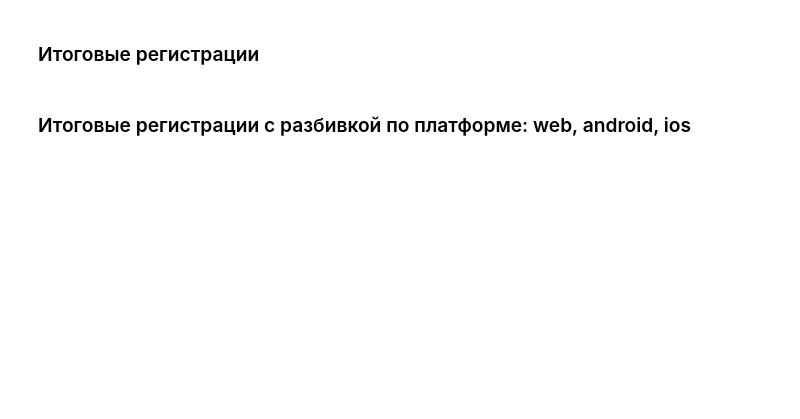
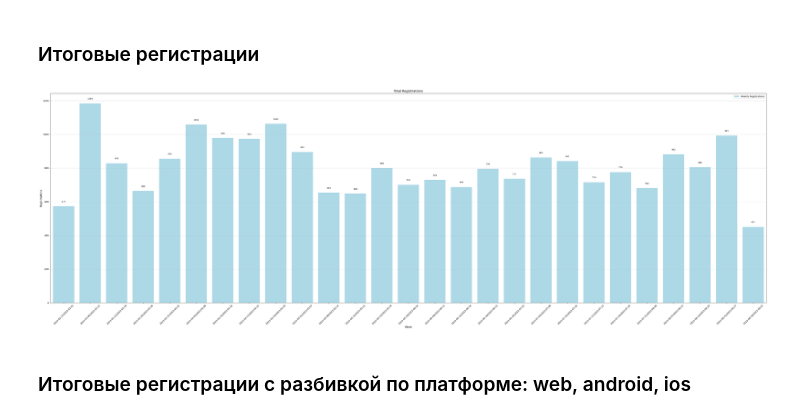
Before and after one commit to annaboris-va/data-analytics-project-100, a Jupyter notebook: charts_project.ipynb, the cells around one changed output. Saved outputs shown, nothing was run; the diff lists cells and outputs as text; code cells hidden in the pictures; blank space fills up the shorter version.

```diff
--- a/charts_project.ipynb
+++ b/charts_project.ipynb
@@ -162,2 +152,34 @@ plt.show()
+# %%
+weekly_visits = result_df.groupby('week')['registrations'].sum().reset_index()
+
+plt.figure(figsize=(45, 15))
+date_labels = weekly_visits['week'].astype(str)
+x_positions = np.arange(len(weekly_visits))
+
+plt.bar(x_positions, weekly_visits['registrations'],
+        color='lightblue', label='Weekly Registrations', width=0.8)
+
+plt.title('Total Registrations', fontsize=14)
+plt.xlabel('Week', fontsize=12)
+plt.ylabel('Registrations', fontsize=12)
+plt.xticks(ticks=x_positions,
+           labels=date_labels,
+           rotation=45,
+           fontsize=10)
+plt.yticks(fontsize=10)
+plt.grid(axis='y', linestyle='-', alpha=0.7)
+plt.legend(fontsize=10)
+
+plt.xlim(x_positions[0] - 0.5, x_positions[-1] + 0.5)
+
+for x, y in zip(x_positions, weekly_visits['registrations']):
+    plt.text(x, y + 0.02 * max(weekly_visits['registrations']),
+            str(y), ha='center', fontsize=9)
+
+plt.tight_layout()
+plt.savefig('./charts/total_registrations.png', dpi=300, bbox_inches='tight')
+plt.show()
+# %% [output]
+[figure, added]
 # %% [markdown]
 ### Итоговые регистрации с разбивкой по платформе: web, android, ios
```
Also changed, not shown: parts of 19 cells of this notebook, 1 other file.
